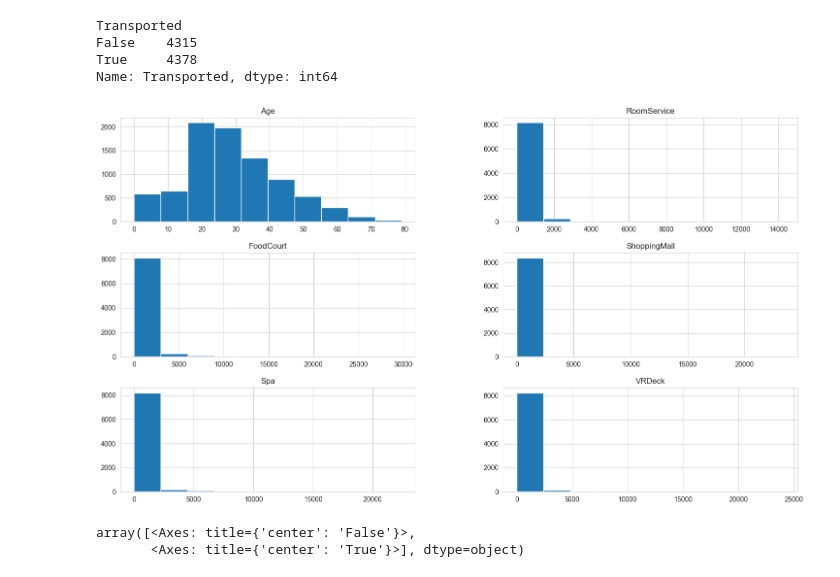
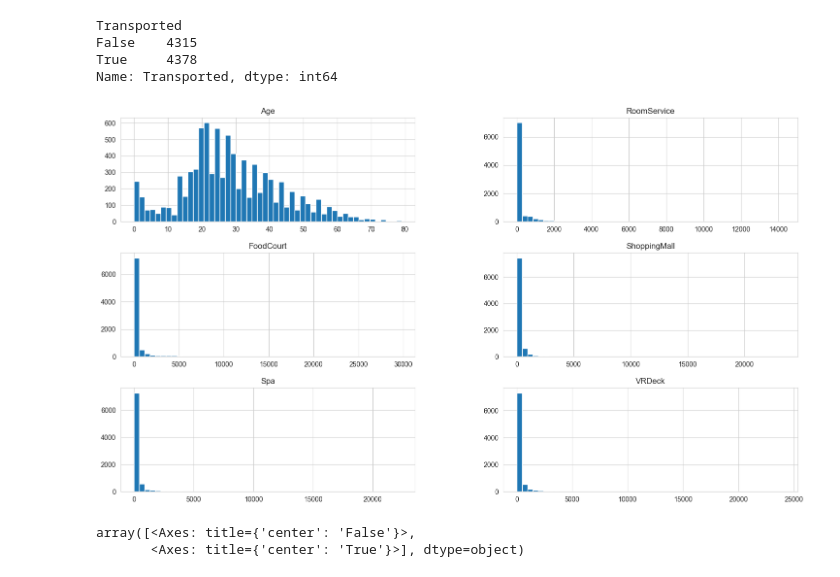
Before and after one commit to georgybarabanshchikov/otusmlbasic, a Jupyter notebook: course_work/spaceship_titianic.ipynb, the cells around one changed output. Saved outputs shown, nothing was run; the diff lists cells and outputs as text; code cells hidden in the pictures.

```diff
--- a/course_work/spaceship_titianic.ipynb
+++ b/course_work/spaceship_titianic.ipynb
@@ -156,9 +160,9 @@ False    4315
 True     4378
 Name: Transported, dtype: int64
 # %%
-data.hist(figsize=(18, 10));
+data.hist(figsize=(18, 10),bins=50);
 # %% [output]
-[figure, old version]
+[figure, new version]
 # %%
 data.hist(['Age'],bins=50,by='Transported',figsize=(18, 5))
 # %% [output]
```
Also changed, not shown: parts of 28 cells of this notebook, 1 other file.
